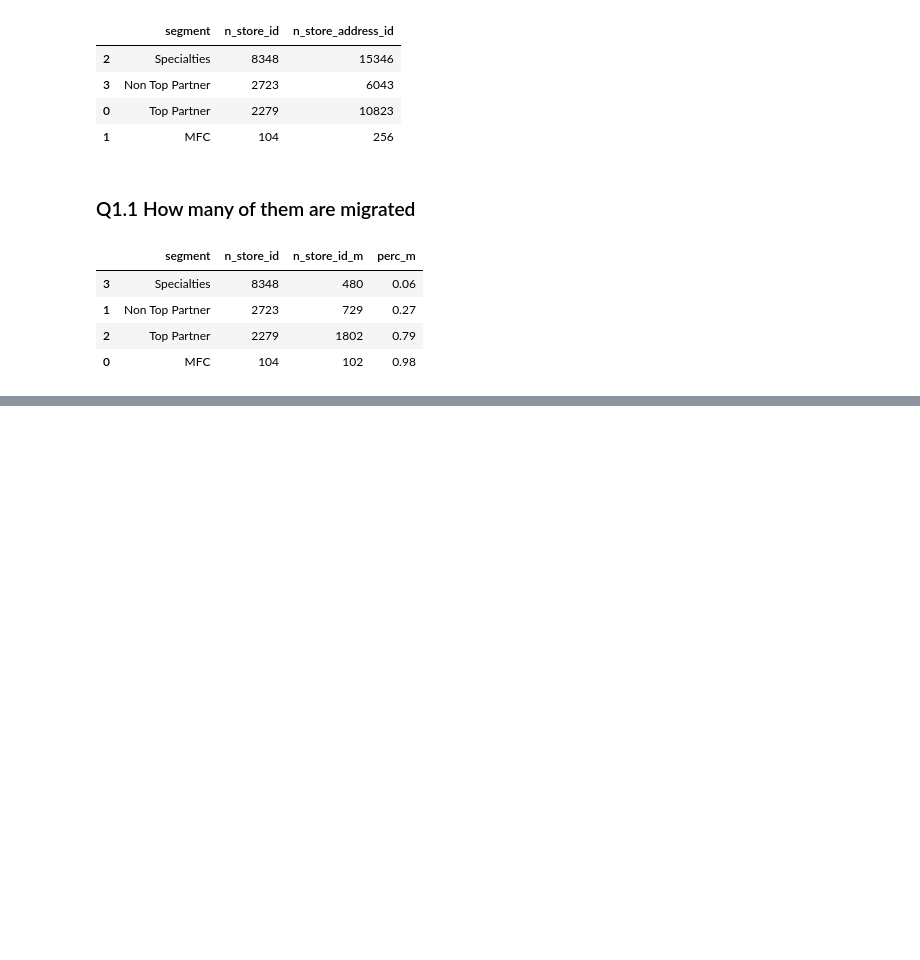
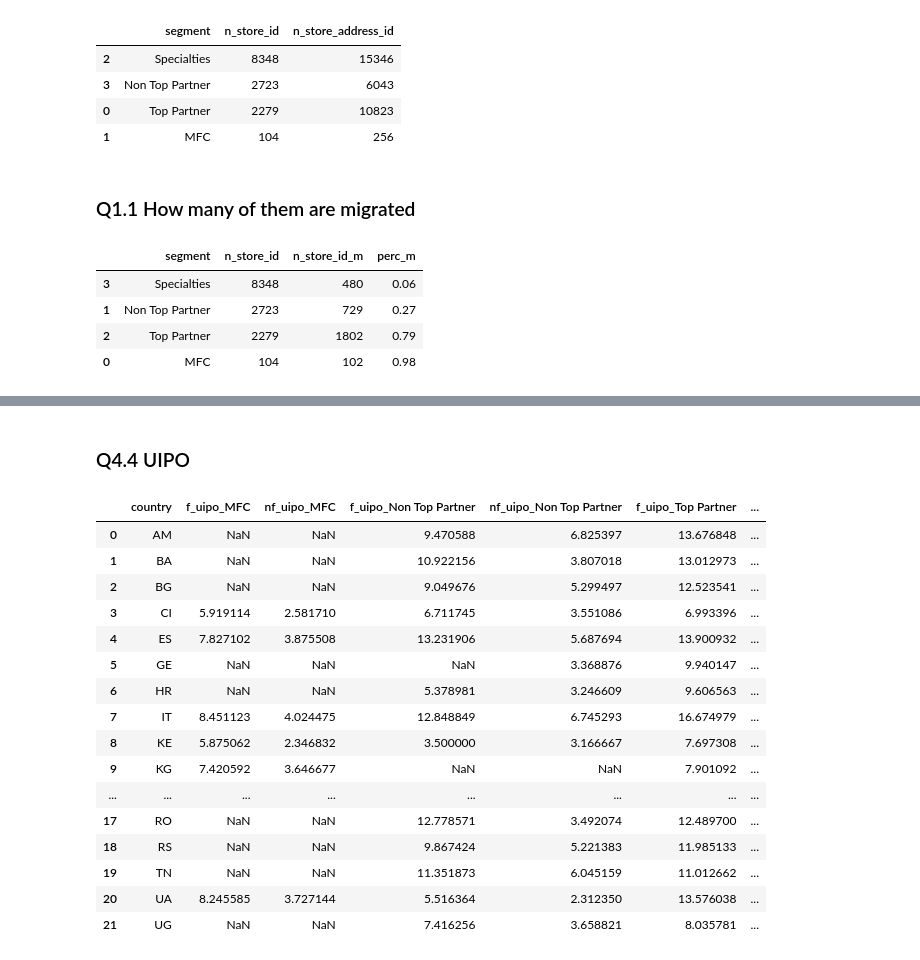
Before and after one commit to JordiCremades4444/central-node, a Jupyter notebook: notebooks/982_2024_10_05_fresh_products/fresh_products_v2.ipynb, the cells around one changed output, grey strips where cells are left out. Cells and saved outputs as stored; diff of their text form; code cells hidden in the pictures; blank space fills up the shorter version.

```diff
--- a/notebooks/982_2024_10_05_fresh_products/fresh_products_v2.ipynb
+++ b/notebooks/982_2024_10_05_fresh_products/fresh_products_v2.ipynb
@@ -60,0 +435,37 @@ possible_segmentations_m.sort_values(by='n_store_id', ascending=False)
+# %% [markdown]
+### Q4.4 UIPO
+# %%
+tmp = nudging.copy()
+pivot_tmp = tmp.pivot(index='country',columns='segment',values=['f_products','nf_products','f_orders','nf_orders'])
+pivot_tmp.columns = [f'{col[0]}_{col[1]}' for col in pivot_tmp.columns]
+pivot_tmp.reset_index(inplace=True)
+pivot_tmp.fillna(0, inplace=True)
+
+pivot_tmp['f_uipo_MFC'] = pivot_tmp['f_products_MFC']/pivot_tmp['f_orders_MFC']
+pivot_tmp['nf_uipo_MFC'] = pivot_tmp['nf_products_MFC']/pivot_tmp['nf_orders_MFC']
+pivot_tmp['f_uipo_Non Top Partner'] = pivot_tmp['f_products_Non Top Partner']/pivot_tmp['f_orders_Non Top Partner']
+pivot_tmp['nf_uipo_Non Top Partner'] = pivot_tmp['nf_products_Non Top Partner']/pivot_tmp['nf_orders_Non Top Partner']
+pivot_tmp['f_uipo_Top Partner'] = pivot_tmp['f_products_Top Partner']/pivot_tmp['f_orders_Top Partner']
+pivot_tmp['nf_uipo_Top Partner'] = pivot_tmp['nf_products_Top Partner']/pivot_tmp['nf_orders_Top Partner']
+pivot_tmp['f_uipo_Specialties'] = pivot_tmp['f_products_Specialties']/pivot_tmp['f_orders_Specialties']
+pivot_tmp['nf_uipo_Specialties'] = pivot_tmp['nf_products_Specialties']/pivot_tmp['nf_orders_Specialties']
+
+pivot_tmp[['country','f_uipo_MFC', 'nf_uipo_MFC', 'f_uipo_Non Top Partner', 'nf_uipo_Non Top Partner', 'f_uipo_Top Partner', 'nf_uipo_Top Partner', 'f_uipo_Specialties', 'nf_uipo_Specialties']]
+# %% [output]
+|  | country | f_uipo_MFC | nf_uipo_MFC | f_uipo_Non Top Partner | nf_uipo_Non Top Partner | f_uipo_Top Partner | ... |
+| 0 | AM | NaN | NaN | 9.470588 | 6.825397 | 13.676848 | ... |
+| 1 | BA | NaN | NaN | 10.922156 | 3.807018 | 13.012973 | ... |
+| 2 | BG | NaN | NaN | 9.049676 | 5.299497 | 12.523541 | ... |
+| 3 | CI | 5.919114 | 2.581710 | 6.711745 | 3.551086 | 6.993396 | ... |
+| 4 | ES | 7.827102 | 3.875508 | 13.231906 | 5.687694 | 13.900932 | ... |
+| 5 | GE | NaN | NaN | NaN | 3.368876 | 9.940147 | ... |
+| 6 | HR | NaN | NaN | 5.378981 | 3.246609 | 9.606563 | ... |
+| 7 | IT | 8.451123 | 4.024475 | 12.848849 | 6.745293 | 16.674979 | ... |
+| 8 | KE | 5.875062 | 2.346832 | 3.500000 | 3.166667 | 7.697308 | ... |
+| 9 | KG | 7.420592 | 3.646677 | NaN | NaN | 7.901092 | ... |
+| ... | ... | ... | ... | ... | ... | ... | ... |
+| 17 | RO | NaN | NaN | 12.778571 | 3.492074 | 12.489700 | ... |
+| 18 | RS | NaN | NaN | 9.867424 | 5.221383 | 11.985133 | ... |
+| 19 | TN | NaN | NaN | 11.351873 | 6.045159 | 11.012662 | ... |
+| 20 | UA | 8.245585 | 3.727144 | 5.516364 | 2.312350 | 13.576038 | ... |
+| 21 | UG | NaN | NaN | 7.416256 | 3.658821 | 8.035781 | ... |
```
Also changed, not shown: parts of 20 cells of this notebook.
